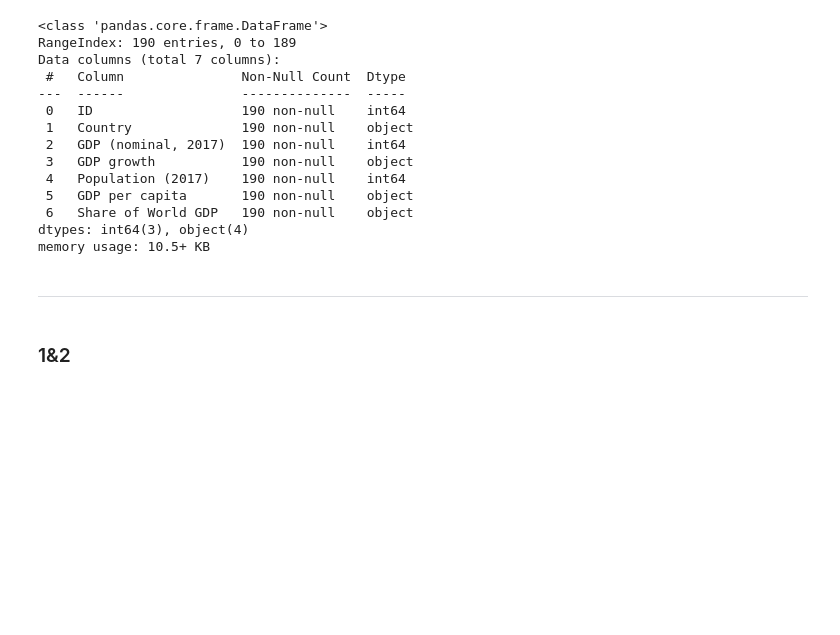
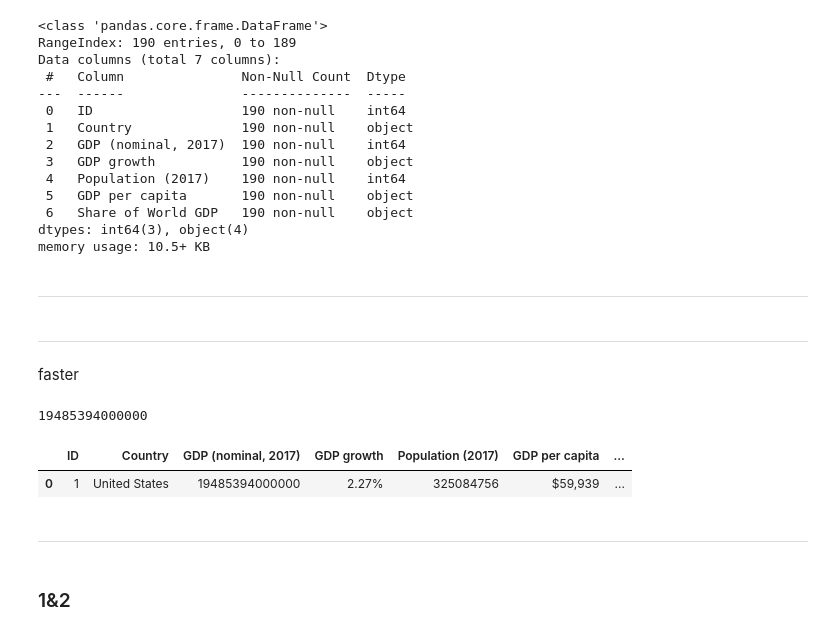
Before and after one commit to RaedOkal/country-s-GDP-analysis, a Jupyter notebook: Country GDP analysis.ipynb, the cells around one changed output. Drawn from its saved outputs; the diff is of its cells as text; code cells hidden in the pictures; blank space fills up the shorter version.

```diff
--- a/Country GDP analysis.ipynb
+++ b/Country GDP analysis.ipynb
@@ -54,6 +55,21 @@ dtypes: int64(3), object(4)
 memory usage: 10.5+ KB
 # %% [markdown]
 ***
+# %% [markdown]
+***
+# %% [markdown]
+faster
+# %%
+data['GDP (nominal, 2017)'].max()
+# %% [output]
+19485394000000
+# %%
+data[(data['GDP (nominal, 2017)']==19485394000000)]
+# %% [output]
+|  | ID | Country | GDP (nominal, 2017) | GDP growth | Population (2017) | GDP per capita | ... |
+| 0 | 1 | United States | 19485394000000 | 2.27% | 325084756 | $59,939 | ... |
+# %% [markdown]
+*****
 # %% [markdown]
 ### 1&2
 # %%
```
Also changed, not shown: parts of 2 cells of this notebook.
